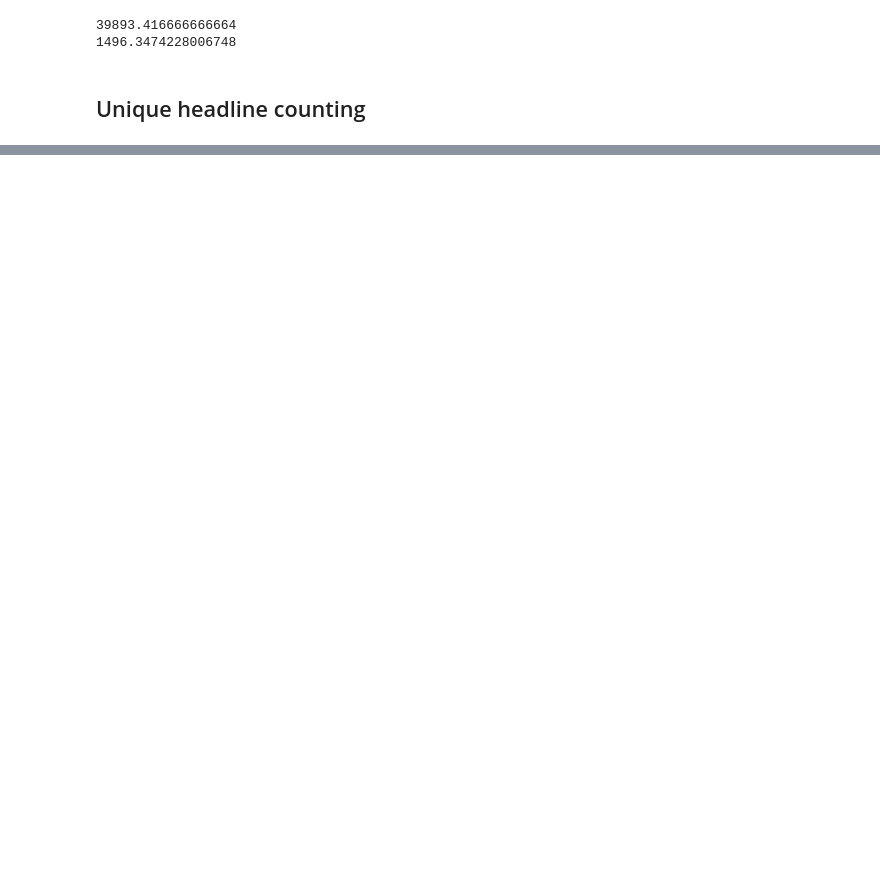
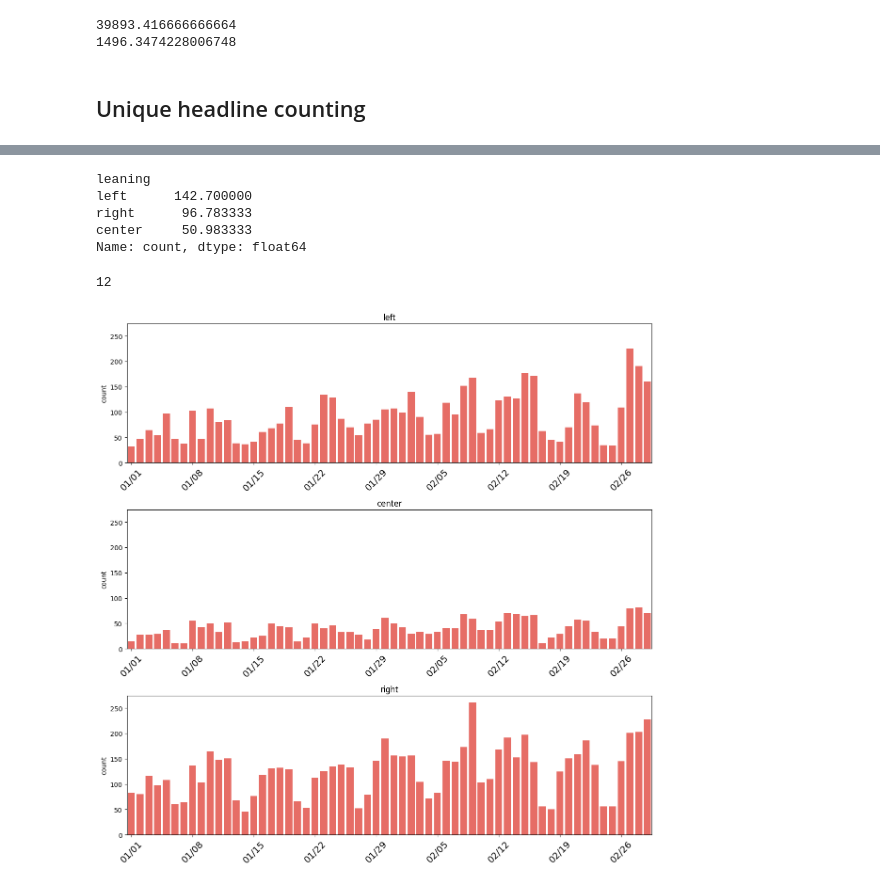
Before and after one commit to beilrz/News_Headline_Bias_Analysis, a Jupyter notebook: Word Space Analysis.ipynb, the cells around one changed output, grey strips where cells are left out. Saved outputs shown, nothing was run; the diff lists cells and outputs as text; code cells hidden in the pictures; blank space fills up the shorter version.

```diff
--- a/Word Space Analysis.ipynb
+++ b/Word Space Analysis.ipynb
@@ -14,3 +15,3 @@ from datetime import datetime
 # %%
-df_word_space = pd.read_parquet("data/headlines/data_domestic_news_Jan_Feb.parquet")
-df_word_space["date_collected"] = df_word_space.apply(lambda x : datetime.strptime(x["date_collected"][:8], "%Y%m%d"), axis = 1)
+df_word_space = pd.read_parquet("data/headlines/headlines_unique_Jan_Feb.parquet")
+df_word_space = df_word_space.drop(columns=["embedding"])
@@ -257,0 +298,16 @@ Name: count, dtype: int64
+# %%
+df_trump["leaning"].value_counts() / 60
+# %% [output]
+leaning
+left      142.700000
+right      96.783333
+center     50.983333
+Name: count, dtype: float64
+# %%
+len(df_trump[df_trump["leaning"] == "right"]["siteName"].unique())
+# %% [output]
+12
+# %%
+get_daily_trend_sep(df_dem, color = "#fc5a50")
+# %% [output]
+[figure, added]
```
Also changed, not shown: parts of 34 cells of this notebook, 2 other files.
